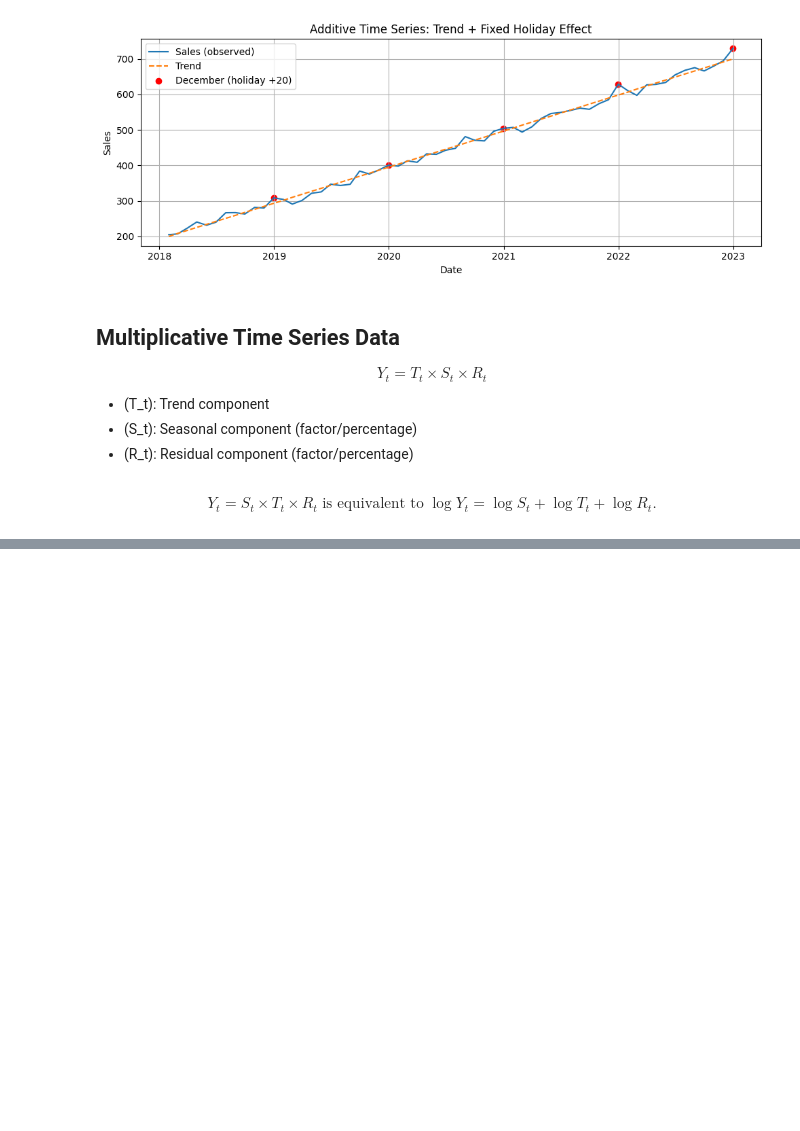
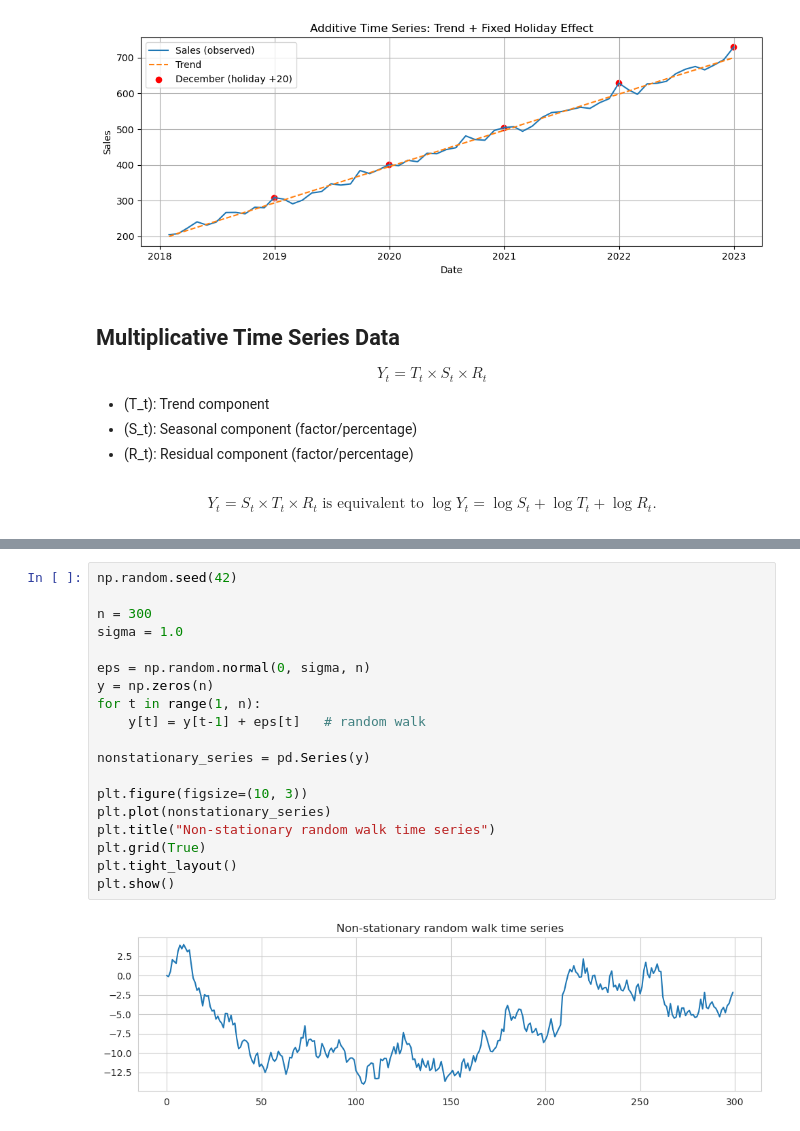
Before and after one commit to MrYelameli/introduction-to-time-series-forecasting, a Jupyter notebook: introduction_to_time_series_forecasting.ipynb, the cells around one changed output, grey strips where cells are left out. Cells and saved outputs as stored; diff of their text form; blank space fills up the shorter version.

```diff
--- a/introduction_to_time_series_forecasting.ipynb
+++ b/introduction_to_time_series_forecasting.ipynb
@@ -264,0 +395,21 @@ date
+# %%
+np.random.seed(42)
+
+n = 300
+sigma = 1.0
+
+eps = np.random.normal(0, sigma, n)
+y = np.zeros(n)
+for t in range(1, n):
+    y[t] = y[t-1] + eps[t]   # random walk
+
+nonstationary_series = pd.Series(y)
+
+plt.figure(figsize=(10, 3))
+plt.plot(nonstationary_series)
+plt.title("Non-stationary random walk time series")
+plt.grid(True)
+plt.tight_layout()
+plt.show()
+# %% [output]
+[figure, added]
```
Also changed, not shown: parts of 22 cells of this notebook, 3 other files.
